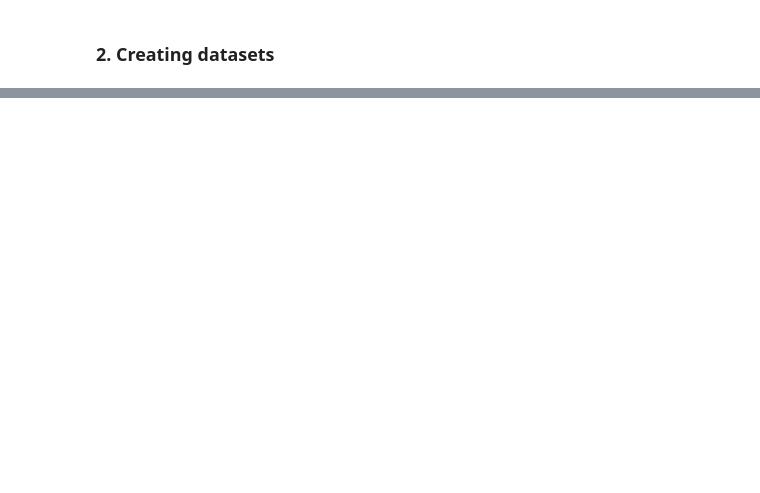
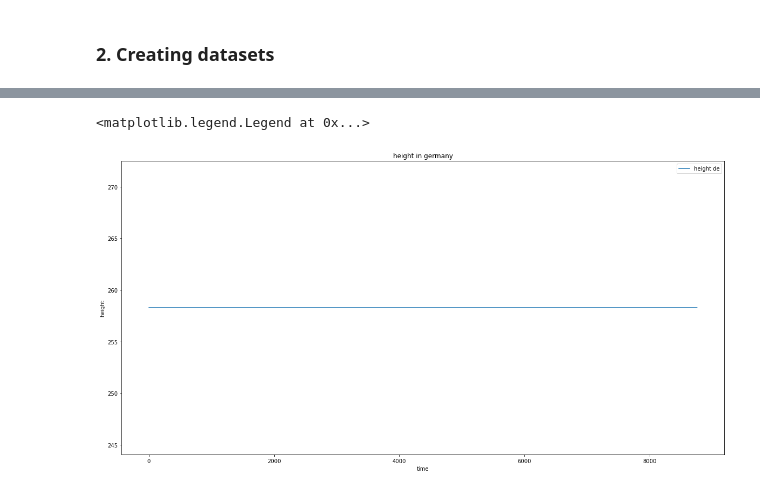
Before and after one commit to fitzthomas/ma_probabilistic_forecasts, a Jupyter notebook: era5_to_capfacts.ipynb, the cells around one changed output, grey strips where cells are left out. Drawn from its saved outputs; the diff is of its cells as text; code cells hidden in the pictures; blank space fills up the shorter version.

```diff
--- a/era5_to_capfacts.ipynb
+++ b/era5_to_capfacts.ipynb
@@ -337,7 +375,11 @@ temp_de = ds["temperature"].sel(region="DE0 0 on")
 # %%
+height_de = ds["height"].sel(region="DE0 0 on")
 plt.figure(figsize=(20,10))
-plt.plot(temp_de, label="temperature de")
+plt.plot(height_de, label="height de")
 plt.xlabel("time")
-plt.ylabel("temperature")
-plt.title("temperature in germany")
+plt.ylabel("height")
+plt.title("height in germany")
 plt.legend()
+# %% [output]
+<matplotlib.legend.Legend at 0x...>
+[figure, added]
```
Also changed, not shown: parts of 11 cells of this notebook.
